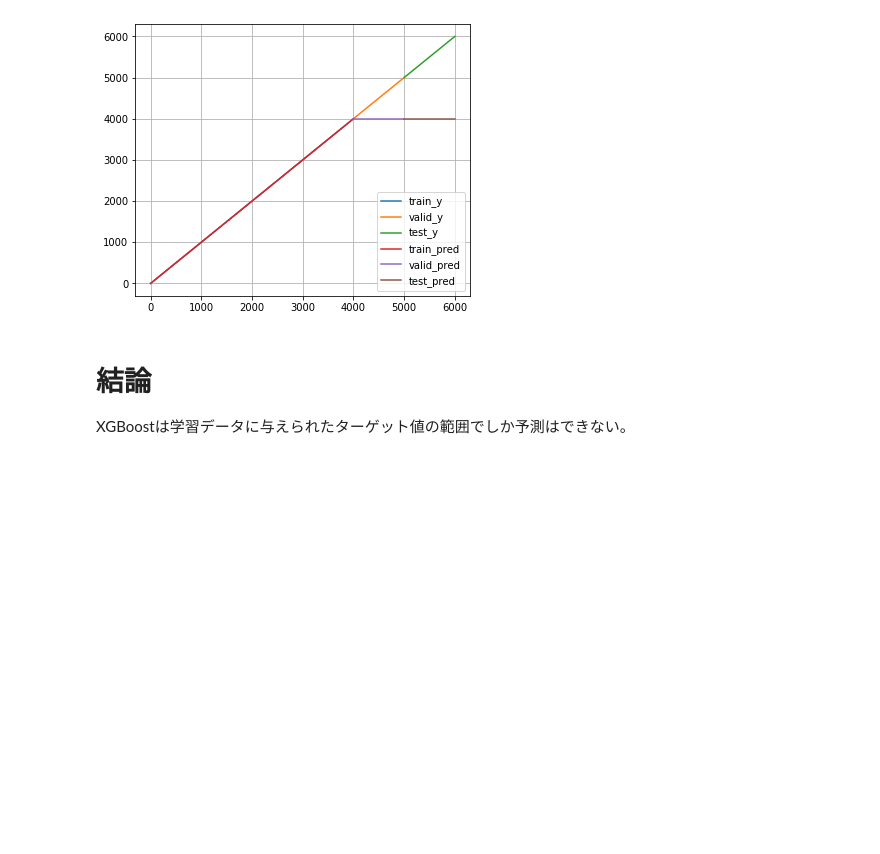
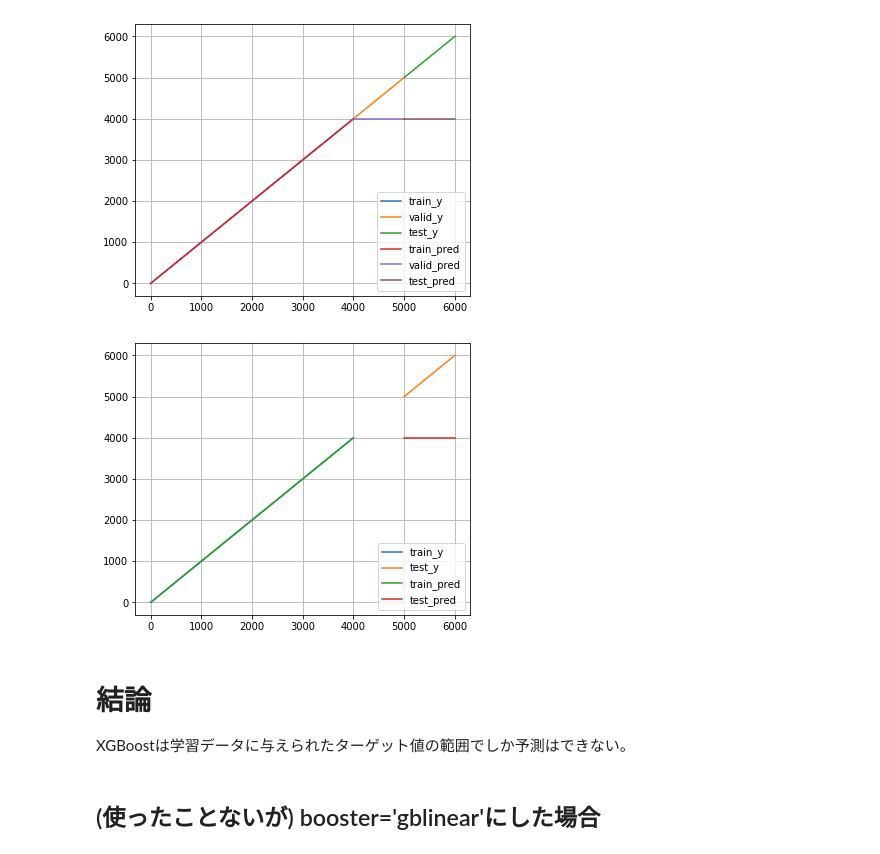
Before and after one commit to yito0427/study-timeseries-analysis, a Jupyter notebook: AmazonForecast_vs_XGBoost/notebook/exp_xgboost_regression.ipynb, the cells around one changed output. Cells and saved outputs as stored; diff of their text form; code cells hidden in the pictures; blank space fills up the shorter version.

Commit message:
gblinear is added

```diff
--- a/AmazonForecast_vs_XGBoost/notebook/exp_xgboost_regression.ipynb
+++ b/AmazonForecast_vs_XGBoost/notebook/exp_xgboost_regression.ipynb
@@ -203,6 +206,22 @@ plt.legend(loc="lower right", fontsize=10)
 plt.show()
 # %% [output]
 [figure]
+# %%
+plt.figure(figsize=(6,5),facecolor="w")
+plt.plot(y_train,label='train_y')
+#plt.plot(y_valid,label='valid_y')
+plt.plot(y_test,label='test_y')
+plt.plot(y_pred_train,label='train_pred')
+#plt.plot(y_pred_valid,label='valid_pred')
+plt.plot(y_pred_test,label='test_pred')
+plt.grid(True)
+plt.legend(loc="lower right", fontsize=10)
+
+plt.show()
+# %% [output]
+[figure, added]
 # %% [markdown]
 # 結論
 XGBoostは学習データに与えられたターゲット値の範囲でしか予測はできない。
+# %% [markdown]
+## (使ったことないが) booster='gblinear'にした場合
```
Also changed, not shown: parts of 6 cells of this notebook.
